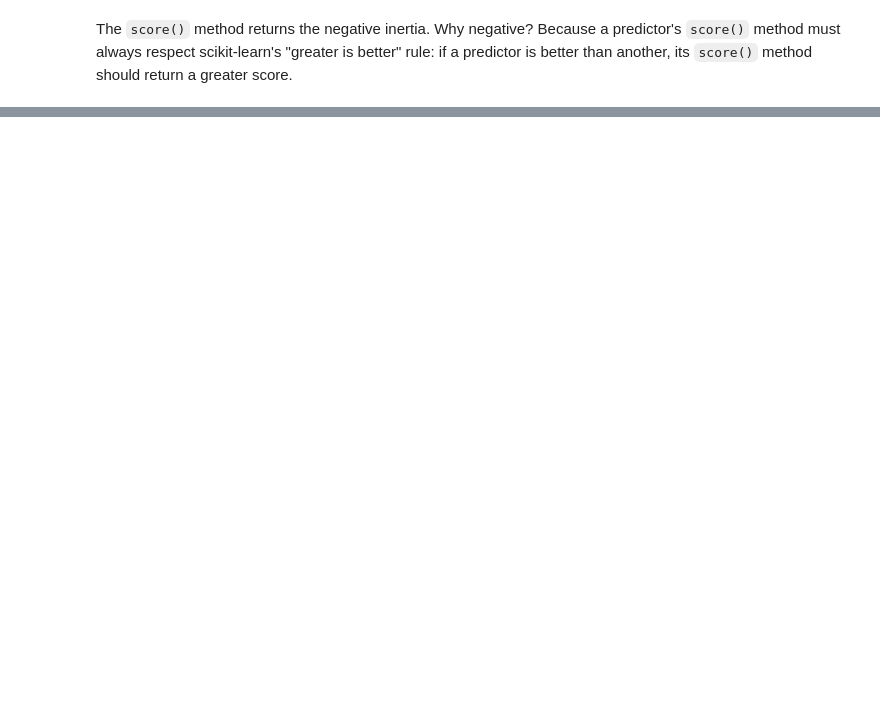
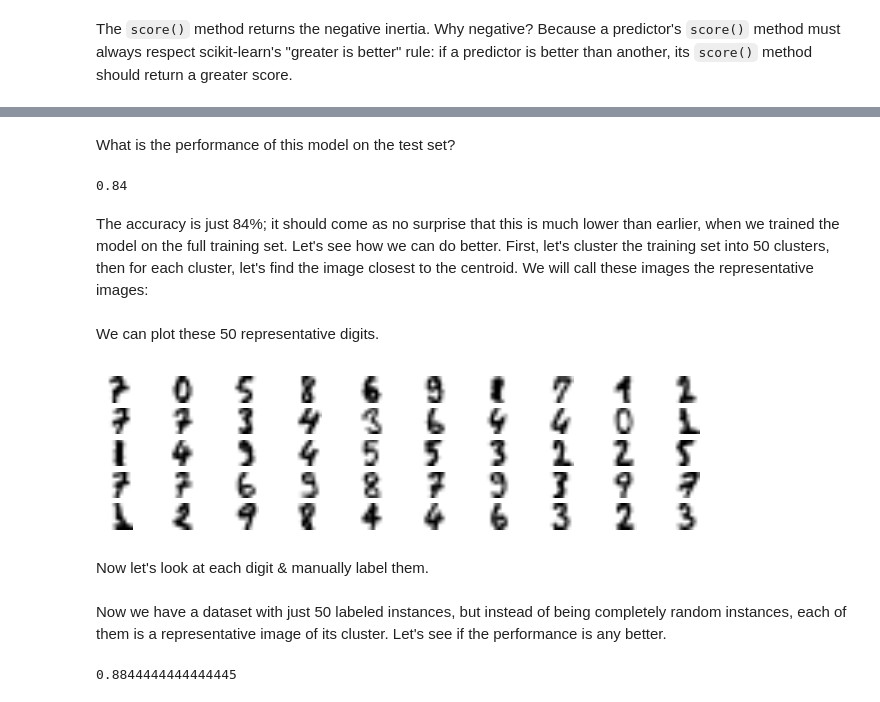
Before and after one commit to JieHengYu/ML-Algorithms, a Jupyter notebook: ML Python/Chapter 9/Unsupervised Learning Techniques.ipynb, the cells around one changed output, grey strips where cells are left out. Drawn from its saved outputs; the diff is of its cells as text; code cells hidden in the pictures; blank space fills up the shorter version.

```diff
--- a/ML Python/Chapter 9/Unsupervised Learning Techniques.ipynb
+++ b/ML Python/Chapter 9/Unsupervised Learning Techniques.ipynb
@@ -165,0 +291,4 @@ The *KMeans* class uses this utilisation method by default. If you want to force
+# %%
+from sklearn.model_selection import train_test_split
+
+X_train, X_test, y_train, y_test = train_test_split(X_digits, y_digits)
@@ -165,0 +297,5 @@ The *KMeans* class uses this utilisation method by default. If you want to force
+# %%
+from sklearn.linear_model import LogisticRegression
+
+log_reg = LogisticRegression(max_iter = 1000, random_state = 32)
+log_reg.fit(X_train, y_train)
@@ -165,0 +312,6 @@ The *KMeans* class uses this utilisation method by default. If you want to force
+# %%
+from sklearn.pipeline import Pipeline
+
+pipeline = Pipeline([("kmeans", KMeans(n_clusters = 50)),
+                     ("log_reg", LogisticRegression(max_iter = 1000))])
+pipeline.fit(X_train, y_train)
@@ -165,0 +354,27 @@ The *KMeans* class uses this utilisation method by default. If you want to force
+# %% [markdown]
+What is the performance of this model on the test set?
+# %%
+log_reg.score(X_test, y_test)
+# %% [output]
+0.84
+# %% [markdown]
+The accuracy is just 84%; it should come as no surprise that this is much lower than earlier, when we trained the model on the full training set. Let's see how we can do better. First, let's cluster the training set into 50 clusters, then for each cluster, let's find the image closest to the centroid. We will call these images the representative images:
+# %%
+k = 50
+kmeans = KMeans(n_clusters = k)
+X_digits_dist = kmeans.fit_transform(X_train)
+representative_digits_idx = np.argmin(X_digits_dist, axis = 0)
+X_representative_digits = X_train[representative_digits_idx]
+# %% [markdown]
+We can plot these 50 representative digits.
+# %%
+plt.figure(figsize = (8, 2))
+for index, X_representative_digit in enumerate(X_representative_digits):
+    plt.subplot(k // 10, 10, index + 1)
+    plt.imshow(X_representative_digit.reshape(8, 8), cmap = "binary", interpolation = "bilinear")
+    plt.axis('off')
+plt.show()
+# %% [output]
+[figure, added]
+# %% [markdown]
+Now let's look at each digit & manually label them.
@@ -165,0 +387,8 @@ The *KMeans* class uses this utilisation method by default. If you want to force
+# %% [markdown]
+Now we have a dataset with just 50 labeled instances, but instead of being completely random instances, each of them is a representative image of its cluster. Let's see if the performance is any better.
+# %%
+log_reg = LogisticRegression()
+log_reg.fit(X_representative_digits, y_representative_digits)
+log_reg.score(X_test, y_test)
+# %% [output]
+0.8844444444444445
```
Also changed, not shown: parts of 65 cells of this notebook, 9 other files.
